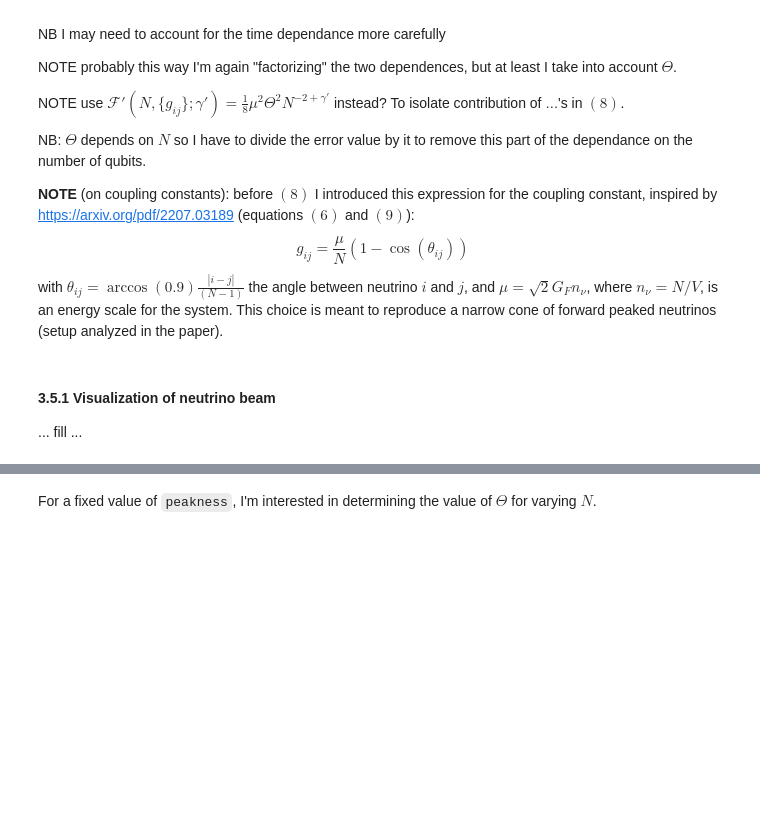
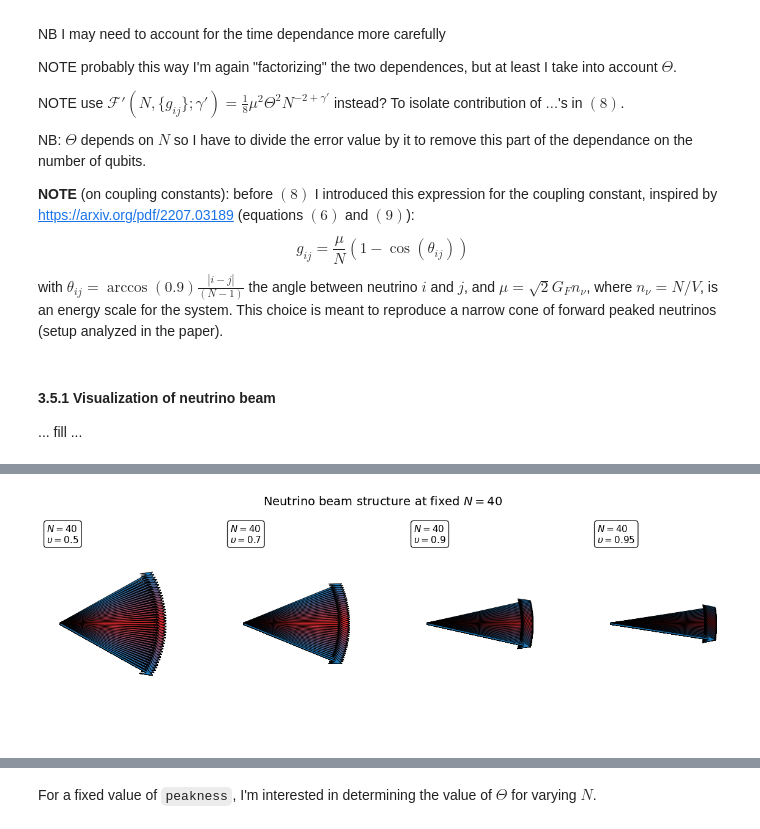
Before and after one commit to qismib/stand, a Jupyter notebook: presentations/thesis/Trotter1SingleError.ipynb, the cells around one changed output, grey strips where cells are left out. Cells and saved outputs as stored; diff of their text form; code cells hidden in the pictures; blank space fills up the shorter version.

```diff
--- a/presentations/Trotter1SingleError.ipynb
+++ b/presentations/thesis/Trotter1SingleError.ipynb
@@ -997,0 +1007,86 @@ plt.show()
+# %%
+import numpy as np
+import matplotlib.pyplot as plt
+from matplotlib.colors import LinearSegmentedColormap
+
+beam_cmap = LinearSegmentedColormap.from_list(
+    "beam_map",
+    [(0.0, "#1f77b4"), (0.5, "#d62728"), (1.0, "#1f77b4")]
+)
+
+def centered_angles(mode_count, concentration):
+    _, angle_dict = fp_couplings(mode_count, concentration)
+    raw_angles = np.array(list(angle_dict.values()))
+    return raw_angles - 0.5 * (raw_angles.max() + raw_angles.min())
+
+def beam_axes(ax, mode_count, concentration):
+    angles = centered_angles(mode_count, concentration)
+    x_comp = np.cos(angles)
+    y_comp = np.sin(angles)
+    norm = (angles - angles.min()) / (angles.max() - angles.min() + 1e-12)
+    ax.quiver(
+        np.zeros_like(x_comp),
+        np.zeros_like(y_comp),
+        x_comp,
+        y_comp,
+        norm,
+        cmap=beam_cmap,
+        scale=1,
+        scale_units="xy",
+        angles="xy",
+        width=0.012,
+        headwidth=6,
+        headlength=8,
+        edgecolor="black",
+        linewidth=0.7
+    )
+    ax.set_aspect("equal", adjustable="box")
+    ax.set_xlim(-0.15, 1.05)
+    ax.set_ylim(-1.05, 1.05)
+    ax.axis("off")
+    ax.text(
+        0.02,
+        0.95,
+        rf"$N={mode_count}$" + "\n" + rf"$\upsilon={concentration}$",
+        transform=ax.transAxes,
+        fontsize=11,
+        verticalalignment="top",
+        bbox=dict(boxstyle="round", facecolor="white", edgecolor="black", alpha=0.9)
+    )
+
+def compare_concentration(mode_count, concentration_list):
+    fig, axes = plt.subplots(
+        1,
+        len(concentration_list),
+        figsize=(3 * len(concentration_list), 4),
+        constrained_layout=True
+    )
+    for ax, conc in zip(axes, concentration_list):
+        beam_axes(ax, mode_count, conc)
+    fig.suptitle(
+        rf"Neutrino beam structure at fixed $N={mode_count}$",
+        fontsize=14
+    )
+    plt.savefig(r"C:\Users\edori\Desktop\Nexus\Università\Current\MasterThesis\Images\neutrino_beam_visualization\compare_different_uspilon.pdf", dpi=300)
+    plt.show()
+
+def compare_modes(concentration, mode_list):
+    fig, axes = plt.subplots(
+        1,
+        len(mode_list),
+        figsize=(3 * len(mode_list), 4),
+        constrained_layout=True
+    )
+    for ax, modes in zip(axes, mode_list):
+        beam_axes(ax, modes, concentration)
+    fig.suptitle(
+        rf"Neutrino beam structure at fixed $\upsilon={concentration}$",
+        fontsize=14
+    )
+    plt.savefig(r"C:\Users\edori\Desktop\Nexus\Università\Current\MasterThesis\Images\neutrino_beam_visualization\compare_different_N_same_upsilon.pdf", dpi=300)
+    plt.show()
+
+compare_concentration(40, [0.5, 0.7, 0.9, 0.95])
+compare_modes(0.8, [40, 50, 60, 70])
+# %% [output]
+[figure, added]
```
Also changed, not shown: parts of 4 cells of this notebook, 44 other files.
